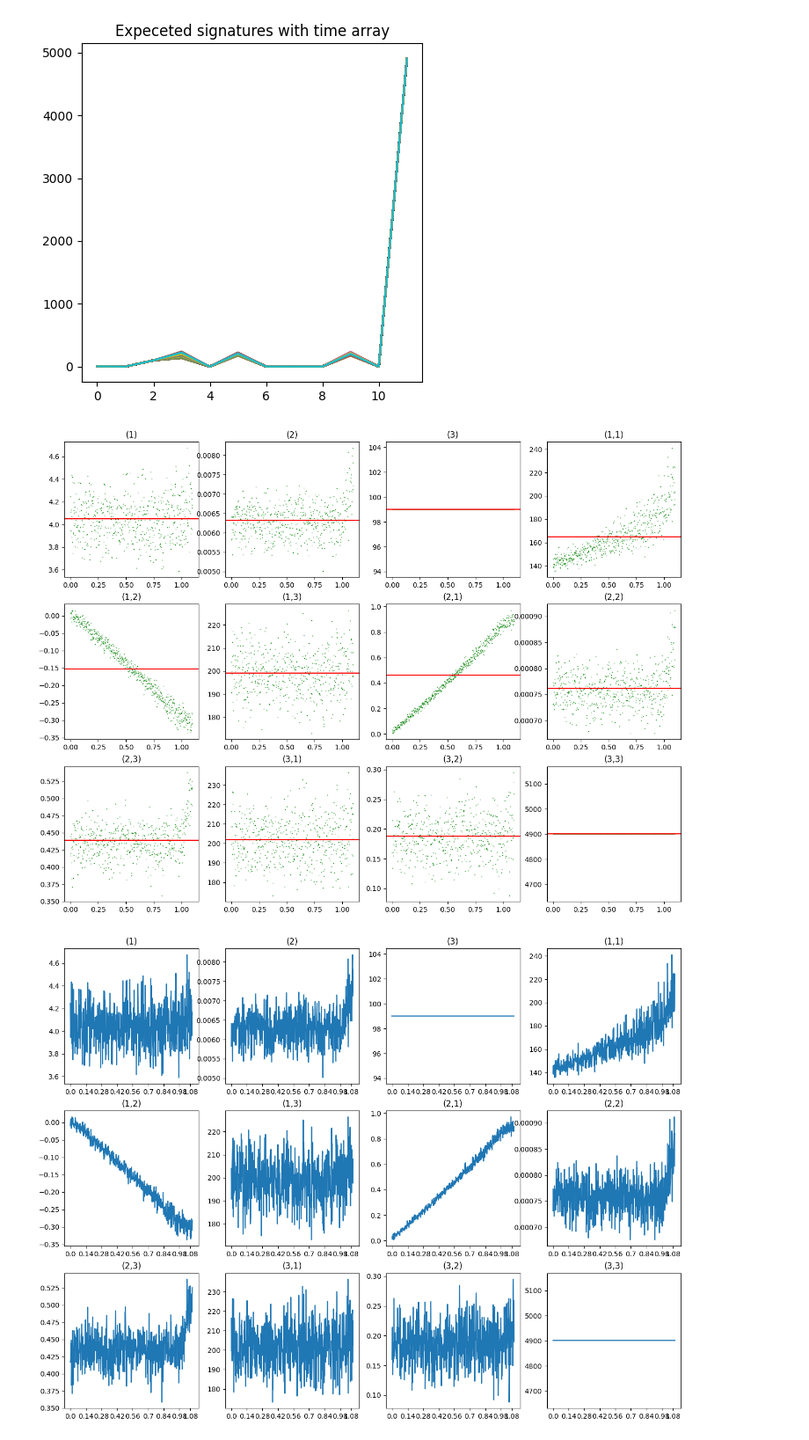
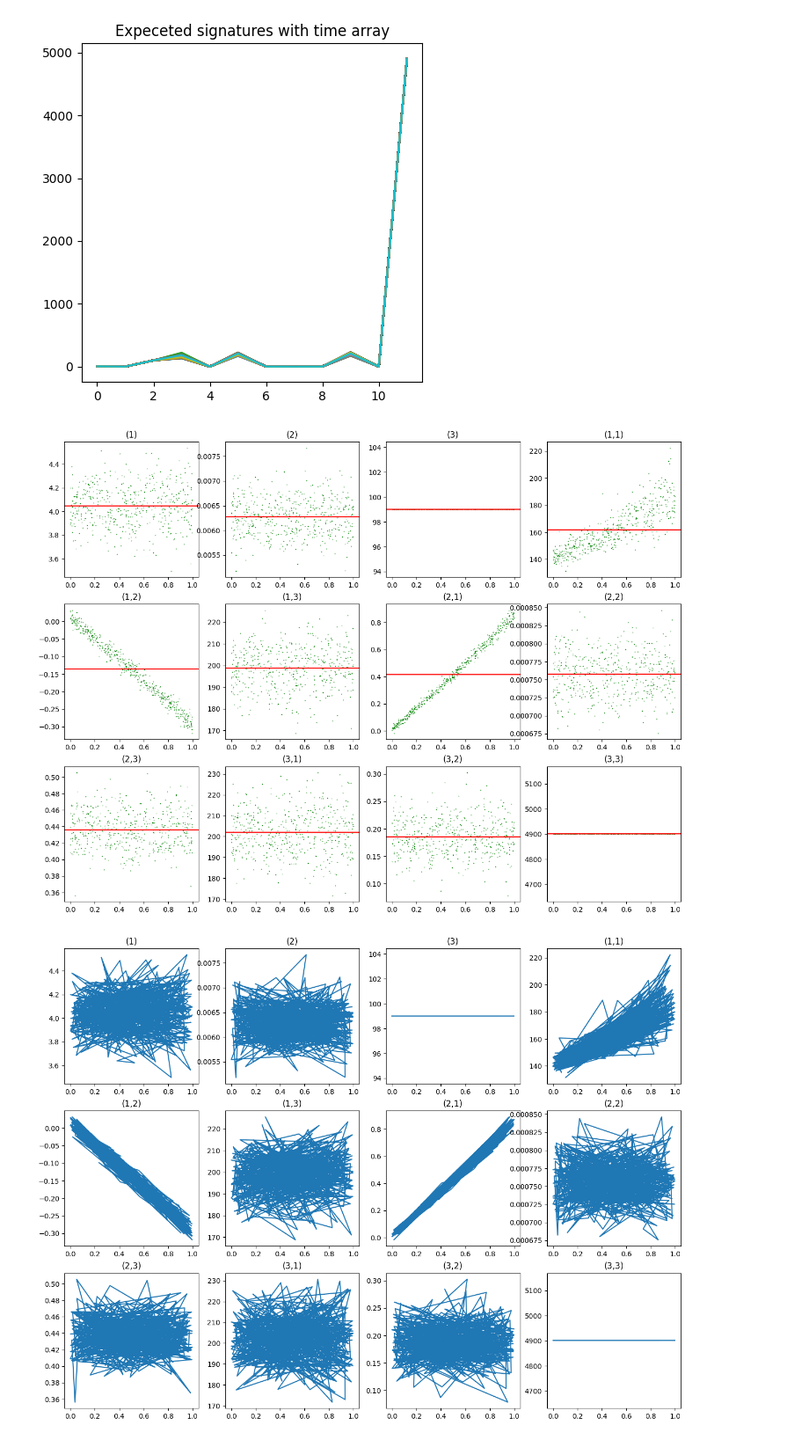
Before and after one commit to Agnetnoan/Expected-Signatures-and-Heston-Model, a Jupyter notebook: jupyter_Calculations_by_rhos.ipynb, the cells around one changed output. Shown at 88% size. Drawn from its saved outputs; the diff is of its cells as text; code cells hidden in the pictures.

```diff
--- a/jupyter_Calculations_by_rhos.ipynb
+++ b/jupyter_Calculations_by_rhos.ipynb
@@ -53,7 +49,7 @@ plt.show()
 thetas=0.15 #Long run variance θ
 kappas= 2 # Mean reversion κ
 v_0s = thetas #  Initial variance
-rhos = np.arange(0.0,1.1,0.002) #Correlation ρ, correlation between the log-returns and volatility of the asset
+rhos = np.random.uniform(0.0,1.0,500) #Correlation ρ, correlation between the log-returns and volatility of the asset
 sigmas = 0.6 #Volatility of variance σ
 rs = 0.04
 
@@ -149,27 +142,23 @@ for i, ax in enumerate(axs):
     ax.scatter(rhos,Exp_signatures_results_rhos.T[i], color='green', linewidth=0.15, s=1, alpha=1)
     ax.axhline(torch.mean(Exp_signatures_results_rhos.T[i]), color='red')
 
-# seems that for most of components we do not have valuable changes, but keys (1,1), (2,3), (2,1) have some outliers that a smaller, especially for small thetas
-# thus big thetas has no big influence on expected signature components with variable kappas
+#     As we can observe, keys (1,2) and (2,1) have clear but opposite trends with respect to parameter change. So with the growth of
+#     Rho, the value of (1,2) tends to decrease, but the value of (2,1) tends to increase. The key (1,1) also has a trend
+#     to increase, however it has much bigger volatily if we compare it with (2,1).
+#     For time keys like (3) and (3,3) we have constant as always, since it does not change from the parameters
+#     However, for the keys (1), (2) (1,3), (2,2), (2,3), (3,1) and (3,2) we cannot say anything in particular, they have a big
+#     volatility.
 # %% [output]
-[figure, old version]
+[figure, new version]
 # %%
 fig, axs = plt.subplots(3, 4, figsize=(4*4, 3*4))
 axs = axs.ravel()
 for i, ax in enumerate(axs):
     ax.title.set_text(sig_keys.split()[i+1])
-    ax.plot(Exp_signatures_results_rhos.T[i])
-    ax.set_xticks([0,70,140, 210,280,350,420,490,540],[round(x,3) for x in list(rhos[[0,70,140, 210,280,350,420,490,540]])])
-
-
-#     As we can observe, keys (1,2) and (2,1) have clear but opposite trends with respect to parameter change. So with the growth of
-#     Rho, the value of (1,2) tends to decrease, but the value of (2,1) tends to increase. The key (1,1) also has a trend
-#     to increase, however it has much bigger volatily if we compare it with (2,1).
-#     For time keys like (3) and (3,3) we have constant as always, since it does not change from the parameters
-#     However, for the keys (1), (2) (1,3), (2,2), (2,3), (3,1) and (3,2) we cannot say anything in particular, they have a big
-#     volatility.
+    ax.plot(rhos, Exp_signatures_results_rhos.T[i])
+    # ax.set_xticks([0,70,140, 210,280,350,420,490],[round(x,3) for x in list(rhos[[0,70,140, 210,280,350,420,490]])])
 # %% [output]
-[figure, old version]
+[figure, new version]
 # %%
 fig, axs = plt.subplots(3, 4, figsize=(4*4, 3*4))
 axs = axs.ravel()
```
Also changed, not shown: parts of 15 cells of this notebook, 4 other files.
